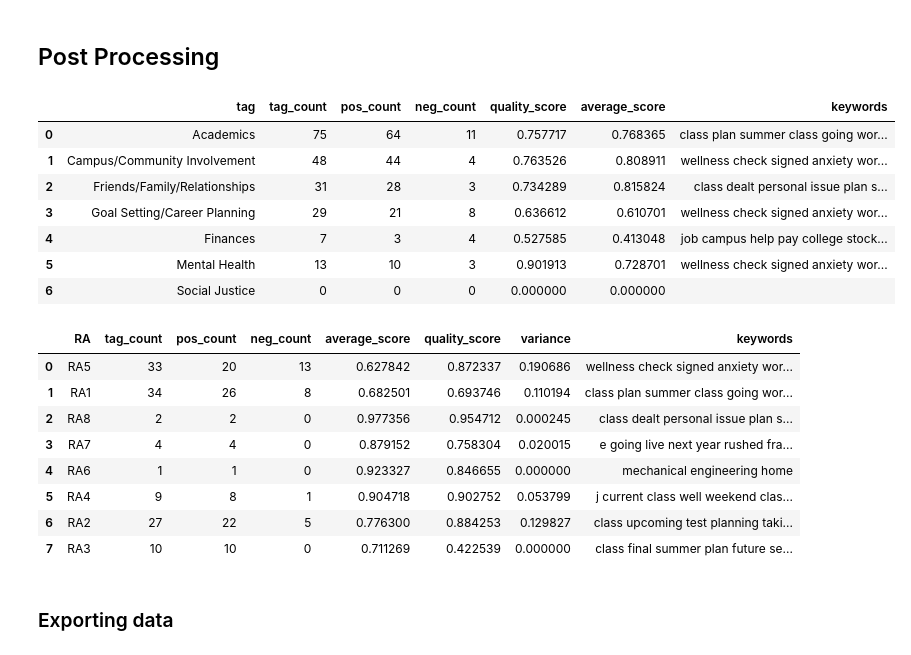
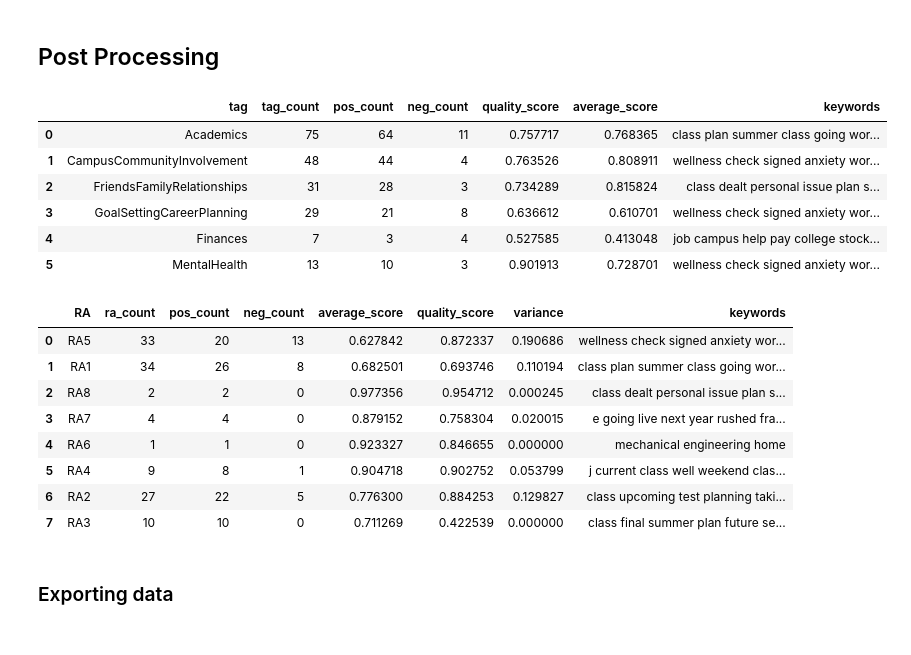
Before and after one commit to upadhyan/Tarkington-Conversational-Analysis, a Jupyter notebook: TarkICProcess.ipynb, the cells around one changed output. Saved outputs shown, nothing was run; the diff lists cells and outputs as text; code cells hidden in the pictures.

```diff
--- a/TarkICProcess.ipynb
+++ b/TarkICProcess.ipynb
@@ -135,41 +138,41 @@ df.head()
 # %% [markdown]
 ## Post Processing
 # %%
-tags = ['Academics', 'Campus/Community Involvement', 'Friends/Family/Relationships', 'Goal Setting/Career Planning','Finances', 'Mental Health' ,'Social Justice']
+tags = ['Academics', 'CampusCommunityInvolvement', 'FriendsFamilyRelationships', 'GoalSettingCareerPlanning','Finances', 'MentalHealth' ,'SocialJustice']
 tag_frames =[]
 tag_info= []
 for tag in tags:
   frame = df[df[tag]]
   mean = frame['happiness_score'].mean()
   if math.isnan(mean):
     mean = 0
   average_confidence = frame['confidence'].mean()
   if math.isnan(average_confidence):
     average_confidence = 0
   else:
     average_confidence = (average_confidence - .5) * 2
   tag_info_dict = {
       'tag':tag,
       'tag_count':len(frame),
       'pos_count':len(frame[frame['value'] == 'POSITIVE']),
       'neg_count':len(frame[frame['value'] == 'NEGATIVE']),
       'quality_score': average_confidence,
       'average_score': mean,
       'keywords': ' '.join(frame['trimmed_convo'])
   }
   tag_frames.append(frame)
   tag_info.append(tag_info_dict)
 tag_result = pd.DataFrame(tag_info)
+tag_result = tag_result[tag_result['tag_count'] > 0]
 tag_result
 # %% [output]
 |  | tag | tag_count | pos_count | neg_count | quality_score | average_score | keywords |
 | 0 | Academics | 75 | 64 | 11 | 0.757717 | 0.768365 | class plan summer class going wor... |
-| 1 | Campus/Community Involvement | 48 | 44 | 4 | 0.763526 | 0.808911 | wellness check signed anxiety wor... |
-| 2 | Friends/Family/Relationships | 31 | 28 | 3 | 0.734289 | 0.815824 | class dealt personal issue plan s... |
-| 3 | Goal Setting/Career Planning | 29 | 21 | 8 | 0.636612 | 0.610701 | wellness check signed anxiety wor... |
+| 1 | CampusCommunityInvolvement | 48 | 44 | 4 | 0.763526 | 0.808911 | wellness check signed anxiety wor... |
+| 2 | FriendsFamilyRelationships | 31 | 28 | 3 | 0.734289 | 0.815824 | class dealt personal issue plan s... |
+| 3 | GoalSettingCareerPlanning | 29 | 21 | 8 | 0.636612 | 0.610701 | wellness check signed anxiety wor... |
 | 4 | Finances | 7 | 3 | 4 | 0.527585 | 0.413048 | job campus help pay college stock... |
-| 5 | Mental Health | 13 | 10 | 3 | 0.901913 | 0.728701 | wellness check signed anxiety wor... |
-| 6 | Social Justice | 0 | 0 | 0 | 0.000000 | 0.000000 |  |
+| 5 | MentalHealth | 13 | 10 | 3 | 0.901913 | 0.728701 | wellness check signed anxiety wor... |
 # %%
 ras = df['Initiating user'].unique()
 ras_frame = []
@@ -189,7 +192,7 @@ for ra in ras:
     average_confidence = (average_confidence - .5) * 2
   ra_info_dict = {
       'RA':ra,
-      'tag_count':len(frame),
+      'ra_count':len(frame),
       'pos_count':len(frame[frame['value'] == 'POSITIVE']),
       'neg_count':len(frame[frame['value'] == 'NEGATIVE']),
       'average_score': mean,
@@ -202,7 +205,7 @@ for ra in ras:
 ras_result = pd.DataFrame(ras_info)
 ras_result
 # %% [output]
-|  | RA | tag_count | pos_count | neg_count | average_score | quality_score | variance | keywords |
+|  | RA | ra_count | pos_count | neg_count | average_score | quality_score | variance | keywords |
 | 0 | RA5 | 33 | 20 | 13 | 0.627842 | 0.872337 | 0.190686 | wellness check signed anxiety wor... |
 | 1 | RA1 | 34 | 26 | 8 | 0.682501 | 0.693746 | 0.110194 | class plan summer class going wor... |
 | 2 | RA8 | 2 | 2 | 0 | 0.977356 | 0.954712 | 0.000245 | class dealt personal issue plan s... |
```
Also changed, not shown: parts of 7 cells of this notebook.
